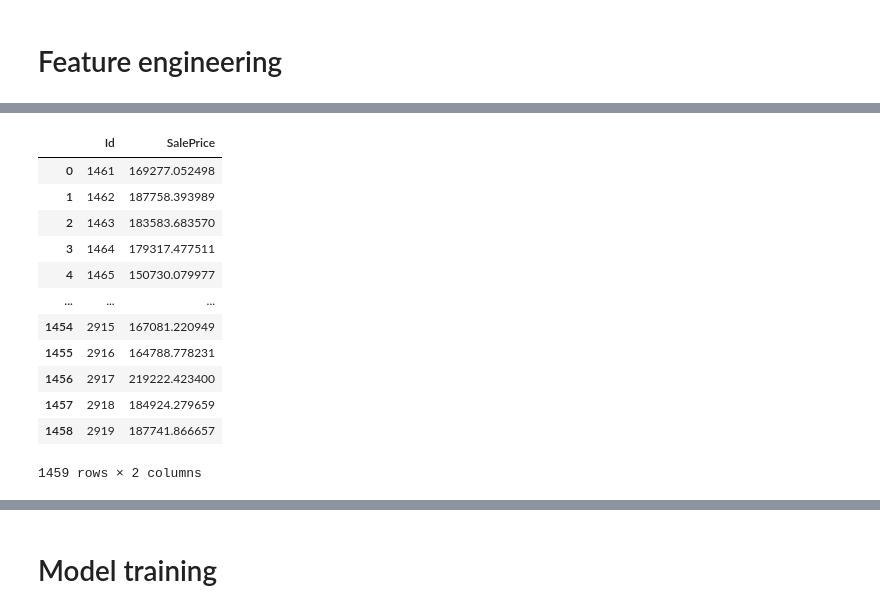
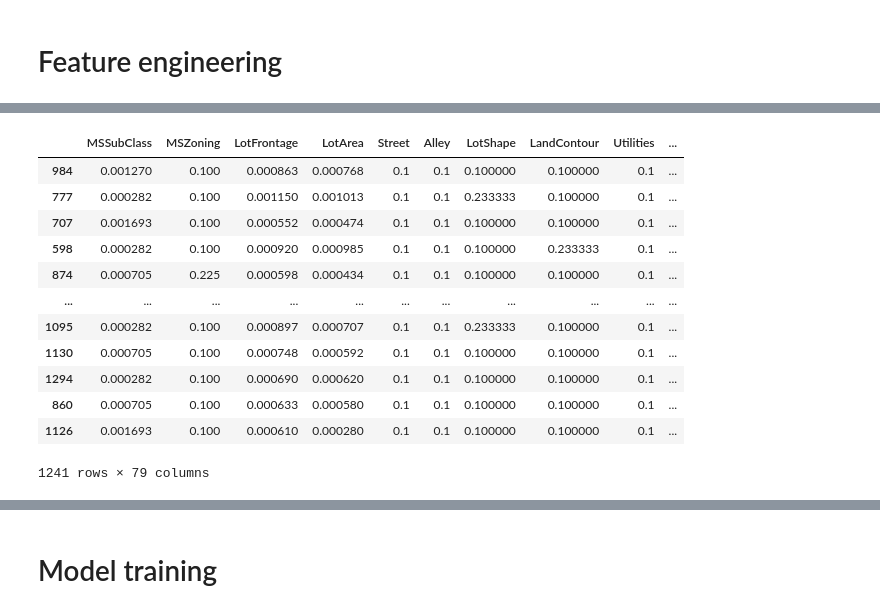
Before and after one commit to ikekee/HousePrices, a Jupyter notebook: HousePrices.ipynb, the cells around one changed output, grey strips where cells are left out. Drawn from its saved outputs; the diff is of its cells as text; code cells hidden in the pictures.

```diff
--- a/HousePrices.ipynb
+++ b/HousePrices.ipynb
@@ -95,15 +67,16 @@ features_replacement = {}
 # %%
 features_cat = [feature for feature in dataset.columns if not is_numeric_dtype(dataset[feature])]
 for feature in features_cat:
-    unique_numbers = train_dataset[feature].unique()
-    features_replacement[feature] = (unique_numbers, range(len(unique_numbers)))
-    train_dataset[feature].replace(features_replacement[feature][0],
+    unique_numbers = X_train[feature].unique()
+    features_replacement[feature] = (unique_numbers, np.linspace(0.1, round(0.1 + len(unique_numbers)/10, 2), num=len(unique_numbers)))
+    X_train[feature].replace(features_replacement[feature][0],
                                     features_replacement[feature][1], inplace=True)
 # %%
 features_year = [feature for feature in dataset.columns if 'Year' in feature]
 features_year.append('YrSold')
+features_year.append('GarageYrBlt')
 for feature in features_year:
-    unique_numbers = train_dataset[feature].unique()
-    features_replacement[feature] = (np.sort(unique_numbers), range(len(unique_numbers)))
-    train_dataset[feature].replace(features_replacement[feature][0],
+    unique_numbers = X_train[feature].unique()
+    features_replacement[feature] = (np.sort(unique_numbers), np.arange(0.1, round(len(unique_numbers)/10 + 0.1, 2), 0.1))
+    X_train[feature].replace(features_replacement[feature][0],
                                     features_replacement[feature][1], inplace=True)
@@ -130,3 +119,5 @@ features_replacement
 # %%
-features_num = [feature for feature in train_dataset.columns if is_numeric_dtype(train_dataset[feature])]
-train_dataset[features_num] = normalize(train_dataset[features_num], norm='l1', axis=0)
+features_num = [feature for feature in X_train.columns if (is_numeric_dtype(X_train[feature]) and feature not in features_year and feature not in features_cat)]
+X_train[features_num] = normalize(X_train[features_num], norm='l1', axis=0)
+X_test[features_num] = normalize(X_test[features_num], norm='l1', axis=0)
+for_prediction_dataset[features_num] = normalize(for_prediction_dataset[features_num], norm='l1', axis=0)
@@ -165,16 +124,16 @@ test_dataset
-# %%
-submission
-# %% [output]
-|  | Id | SalePrice |
-| 0 | 1461 | 169277.052498 |
-| 1 | 1462 | 187758.393989 |
-| 2 | 1463 | 183583.683570 |
-| 3 | 1464 | 179317.477511 |
-| 4 | 1465 | 150730.079977 |
-| ... | ... | ... |
-| 1454 | 2915 | 167081.220949 |
-| 1455 | 2916 | 164788.778231 |
-| 1456 | 2917 | 219222.423400 |
-| 1457 | 2918 | 184924.279659 |
-| 1458 | 2919 | 187741.866657 |
-1459 rows × 2 columns
+# %%
+X_train
+# %% [output]
+|  | MSSubClass | MSZoning | LotFrontage | LotArea | Street | Alley | LotShape | LandContour | Utilities | ... |
+| 984 | 0.001270 | 0.100 | 0.000863 | 0.000768 | 0.1 | 0.1 | 0.100000 | 0.100000 | 0.1 | ... |
+| 777 | 0.000282 | 0.100 | 0.001150 | 0.001013 | 0.1 | 0.1 | 0.233333 | 0.100000 | 0.1 | ... |
+| 707 | 0.001693 | 0.100 | 0.000552 | 0.000474 | 0.1 | 0.1 | 0.100000 | 0.100000 | 0.1 | ... |
+| 598 | 0.000282 | 0.100 | 0.000920 | 0.000985 | 0.1 | 0.1 | 0.100000 | 0.233333 | 0.1 | ... |
+| 874 | 0.000705 | 0.225 | 0.000598 | 0.000434 | 0.1 | 0.1 | 0.100000 | 0.100000 | 0.1 | ... |
+| ... | ... | ... | ... | ... | ... | ... | ... | ... | ... | ... |
+| 1095 | 0.000282 | 0.100 | 0.000897 | 0.000707 | 0.1 | 0.1 | 0.233333 | 0.100000 | 0.1 | ... |
+| 1130 | 0.000705 | 0.100 | 0.000748 | 0.000592 | 0.1 | 0.1 | 0.100000 | 0.100000 | 0.1 | ... |
+| 1294 | 0.000282 | 0.100 | 0.000690 | 0.000620 | 0.1 | 0.1 | 0.100000 | 0.100000 | 0.1 | ... |
+| 860 | 0.000705 | 0.100 | 0.000633 | 0.000580 | 0.1 | 0.1 | 0.100000 | 0.100000 | 0.1 | ... |
+| 1126 | 0.001693 | 0.100 | 0.000610 | 0.000280 | 0.1 | 0.1 | 0.100000 | 0.100000 | 0.1 | ... |
+1241 rows × 79 columns
```
Also changed, not shown: parts of 44 cells of this notebook.
